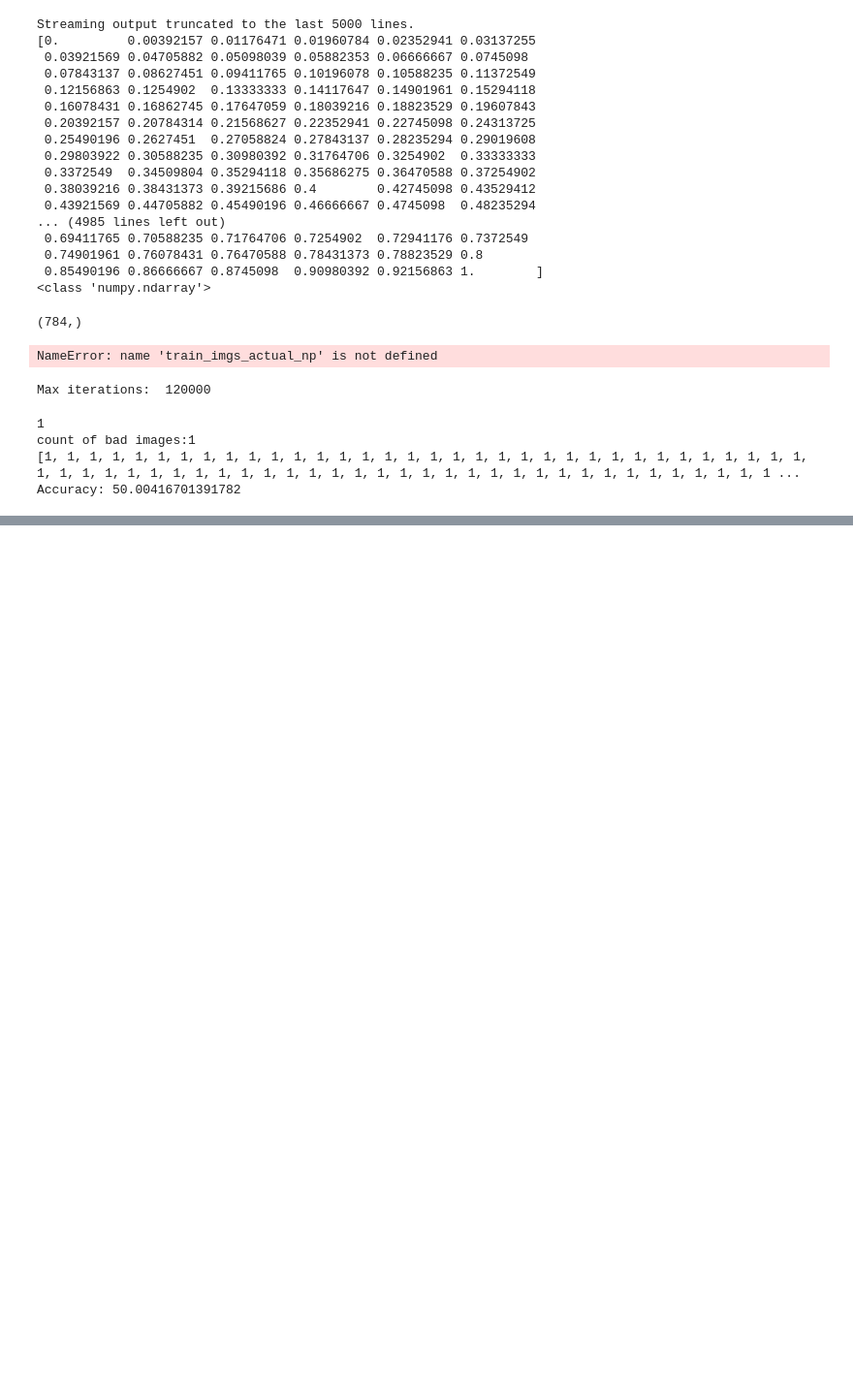
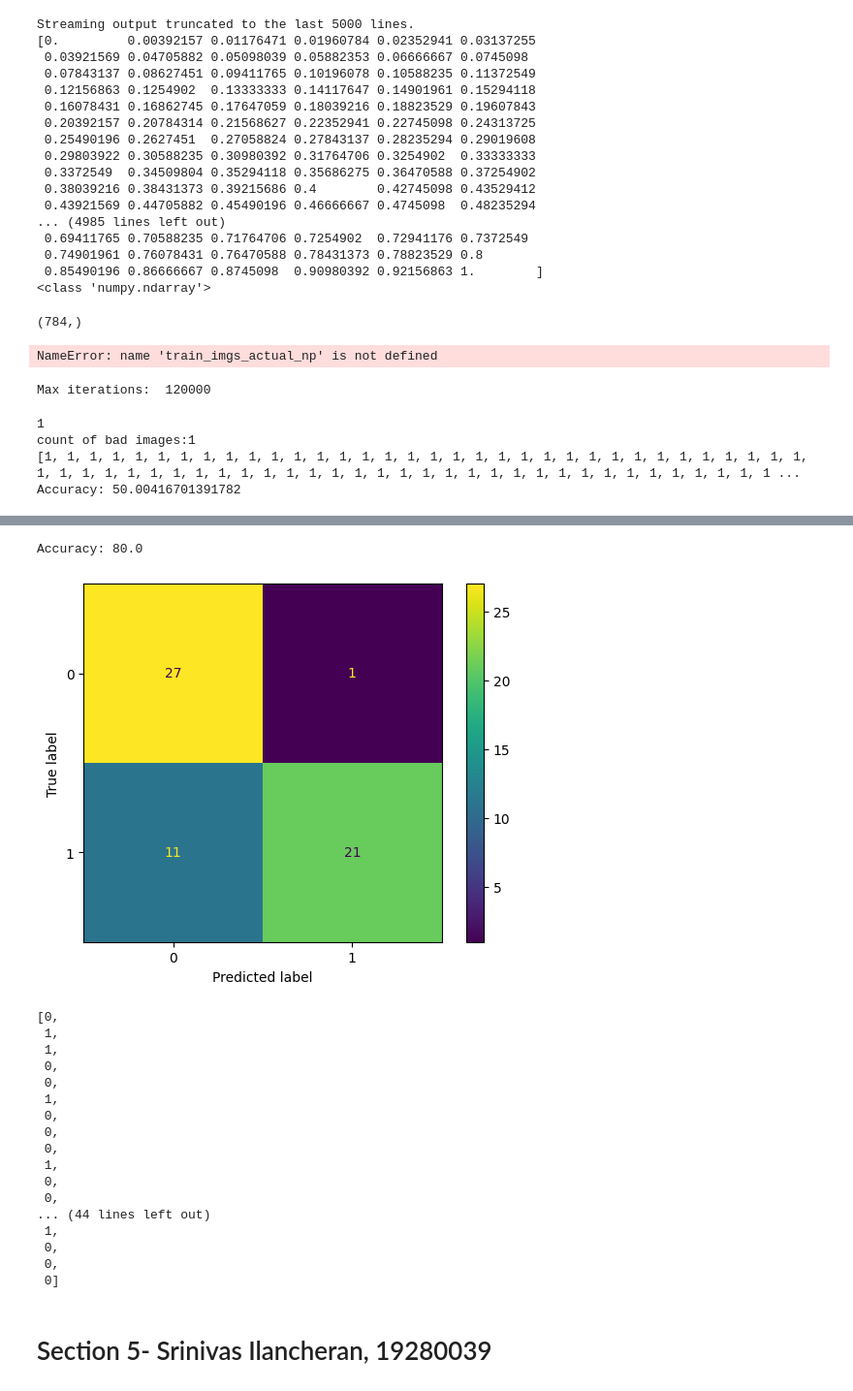
Before and after one commit to STRMNGnwo/CT5133-DeepLearning, a Jupyter notebook: DeepLearningAssignment_1.ipynb, the cells around one changed output, grey strips where cells are left out. Shown: that part at 97% size. Saved outputs shown, nothing was run; the diff lists cells and outputs as text; code cells hidden in the pictures; blank space fills up the shorter version.

```diff
--- a/DeepLearningAssignment_1.ipynb
+++ b/DeepLearningAssignment_1.ipynb
@@ -852,0 +1109,24 @@ Accuracy: 50.00416701391782
+# %%
+evaluate_model(model_blobs_5, val_blobs_X, val_blobs_Y)
+# %% [output]
+Accuracy: 80.0
+[figure, added]
+[0,
+ 1,
+ 1,
+ 0,
+ 0,
+ 1,
+ 0,
+ 0,
+ 0,
+ 1,
+ 0,
+ 0,
+... (44 lines left out)
+ 1,
+ 0,
+ 0,
+ 0]
+# %% [markdown]
+# Section 5- Srinivas Ilancheran, 19280039
```
Also changed, not shown: parts of 17 cells of this notebook.
